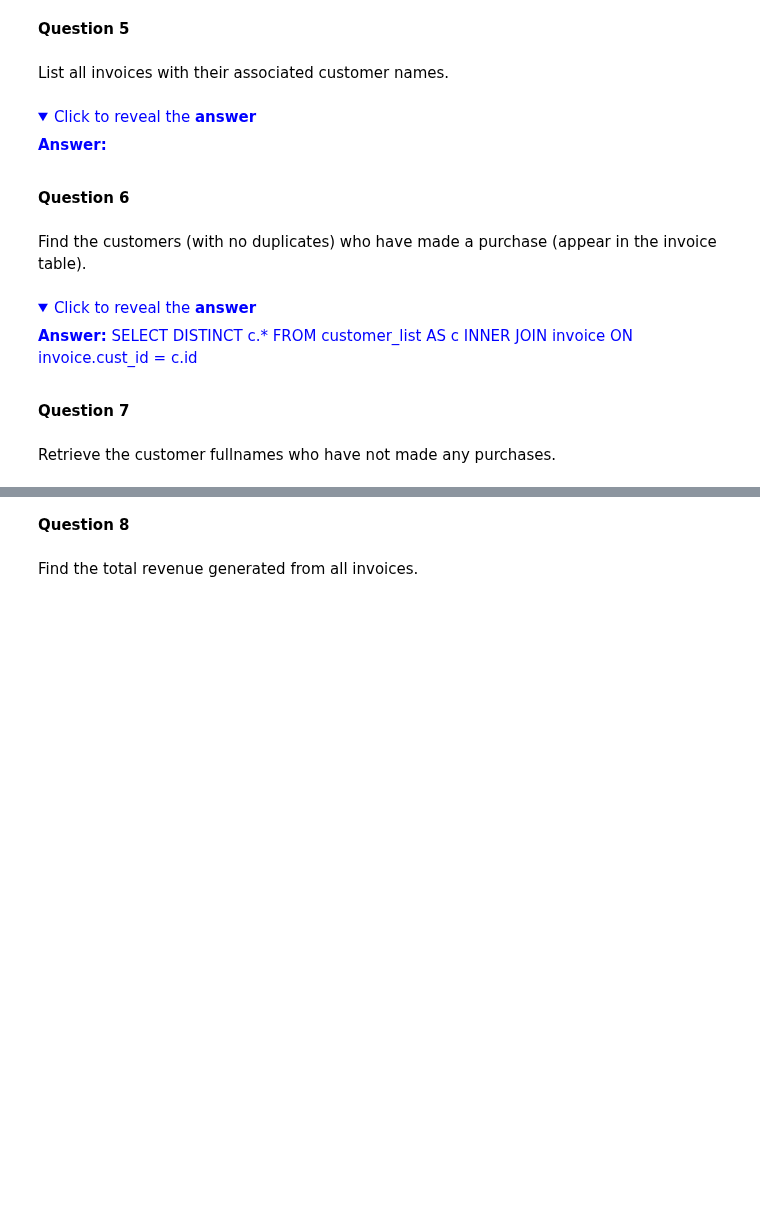
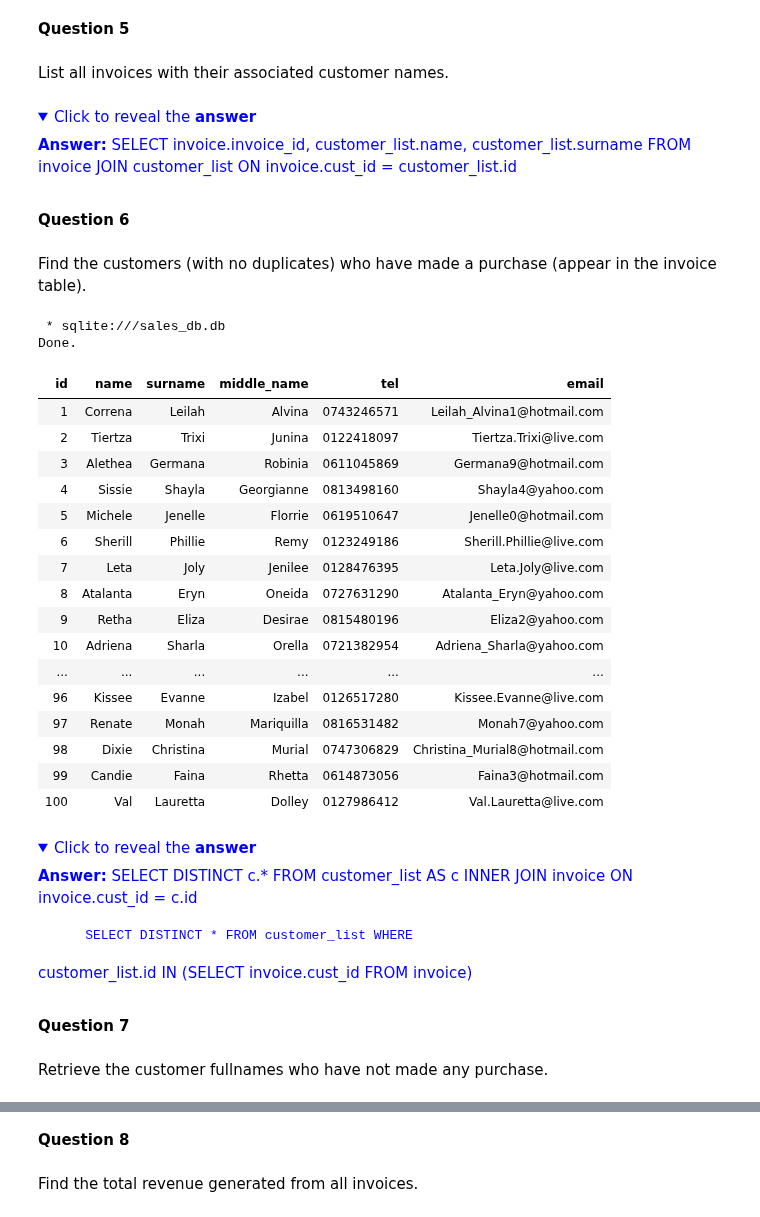
Before and after one commit to YvesMatanga/freemium_datascience, a Jupyter notebook: sql/sql_practice_exercises.ipynb, the cells around one changed output, grey strips where cells are left out. Drawn from its saved outputs; the diff is of its cells as text; code cells hidden in the pictures; folded sections open; blank space fills up the shorter version.

```diff
--- a/sql/sql_practice_exercises.ipynb
+++ b/sql/sql_practice_exercises.ipynb
@@ -54,20 +54,51 @@ List all invoices with their associated customer names.
     <summary>Click to reveal the <b>answer<b/></summary>
 
   **Answer:**
+        SELECT invoice.invoice_id, customer_list.name, customer_list.surname
+FROM invoice JOIN customer_list ON invoice.cust_id = customer_list.id
 </details>
 # %% [markdown]
 <b>Question 6</b><br/><br/>
 Find the customers (with no duplicates) who have made a purchase (appear in the invoice table).
+# %%
+%%sql
+
+SELECT DISTINCT * FROM customer_list WHERE
+customer_list.id  IN (SELECT invoice.cust_id FROM invoice)
+# %% [output]
+ * sqlite:///sales_db.db
+Done.
+| id | name | surname | middle_name | tel | email |
+| 1 | Correna | Leilah | Alvina | 0743246571 | Leilah_Alvina1@hotmail.com |
+| 2 | Tiertza | Trixi | Junina | 0122418097 | Tiertza.Trixi@live.com |
+| 3 | Alethea | Germana | Robinia | 0611045869 | Germana9@hotmail.com |
+| 4 | Sissie | Shayla | Georgianne | 0813498160 | Shayla4@yahoo.com |
+| 5 | Michele | Jenelle | Florrie | 0619510647 | Jenelle0@hotmail.com |
+| 6 | Sherill | Phillie | Remy | 0123249186 | Sherill.Phillie@live.com |
+| 7 | Leta | Joly | Jenilee | 0128476395 | Leta.Joly@live.com |
+| 8 | Atalanta | Eryn | Oneida | 0727631290 | Atalanta_Eryn@yahoo.com |
+| 9 | Retha | Eliza | Desirae | 0815480196 | Eliza2@yahoo.com |
+| 10 | Adriena | Sharla | Orella | 0721382954 | Adriena_Sharla@yahoo.com |
+| ... | ... | ... | ... | ... | ... |
+| 96 | Kissee | Evanne | Izabel | 0126517280 | Kissee.Evanne@live.com |
+| 97 | Renate | Monah | Mariquilla | 0816531482 | Monah7@yahoo.com |
+| 98 | Dixie | Christina | Murial | 0747306829 | Christina_Murial8@hotmail.com |
+| 99 | Candie | Faina | Rhetta | 0614873056 | Faina3@hotmail.com |
+| 100 | Val | Lauretta | Dolley | 0127986412 | Val.Lauretta@live.com |
 # %% [markdown]
 <details style="color:blue">
     <summary>Click to reveal the <b>answer<b/></summary>
 
   **Answer:**
         SELECT DISTINCT c.* FROM customer_list AS c INNER JOIN invoice ON invoice.cust_id = c.id
+
+        SELECT DISTINCT * FROM customer_list WHERE
+customer_list.id  IN (SELECT invoice.cust_id FROM invoice)
+
 </details>
 # %% [markdown]
 <b>Question 7</b><br/><br/>
-Retrieve the customer fullnames who have not made any purchases.
+Retrieve the customer fullnames who have not made any purchase.
 # %% [markdown]
 <details style="color:blue">
     <summary>Click to reveal the <b>answer<b/></summary>
```
Also changed, not shown: parts of 4 cells of this notebook, 2 other files.
